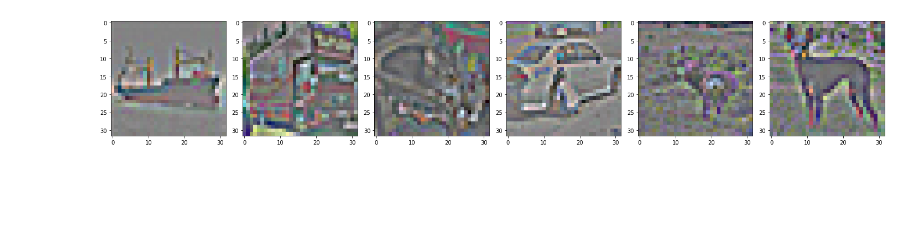
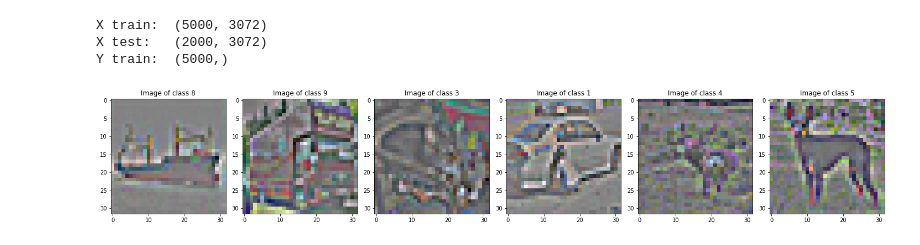
Before and after one commit to theodumont/kernel-methods-challenge-2022, a Jupyter notebook: data_exploration.ipynb, the cells around one changed output. Saved outputs shown, nothing was run; the diff lists cells and outputs as text; code cells hidden in the pictures; blank space fills up the shorter version.

Commit message:
Improve display and add Y train viz

```diff
--- a/data_exploration.ipynb
+++ b/data_exploration.ipynb
@@ -7,8 +7,17 @@ from utils import array_to_tensor, show_images
 data_path = "./data"
 Xtr = np.array(pd.read_csv(os.path.join(data_path, 'Xtr.csv'), header=None, sep=',', usecols=range(3072)))
 Xte = np.array(pd.read_csv(os.path.join(data_path, 'Xte.csv'), header=None, sep=',', usecols=range(3072)))
+Ytr = np.array(pd.read_csv(os.path.join(data_path, 'Ytr.csv'), header=None, sep=','))[1:,1].astype(np.int32)
+# %%
+print("X train: ", Xtr.shape)
+print("X test:  ", Xte.shape)
+print("Y train: ", Ytr.shape)
+# %% [output]
+X train:  (5000, 3072)
+X test:   (2000, 3072)
+Y train:  (5000,)
 # %%
 Xtr_tensor = array_to_tensor(Xtr)
-show_images(Xtr_tensor)
+show_images(Xtr_tensor, Ytr)
 # %% [output]
-[figure, old version]
+[figure, new version]
```
Also changed, not shown: parts of 1 cell of this notebook, 1 other file.
